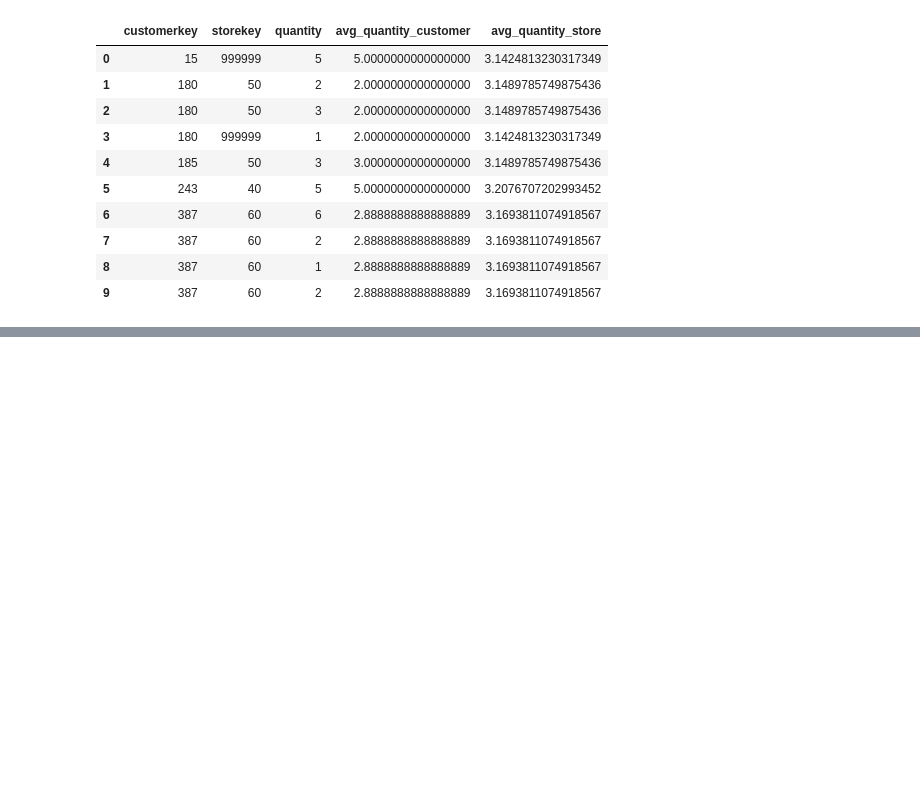
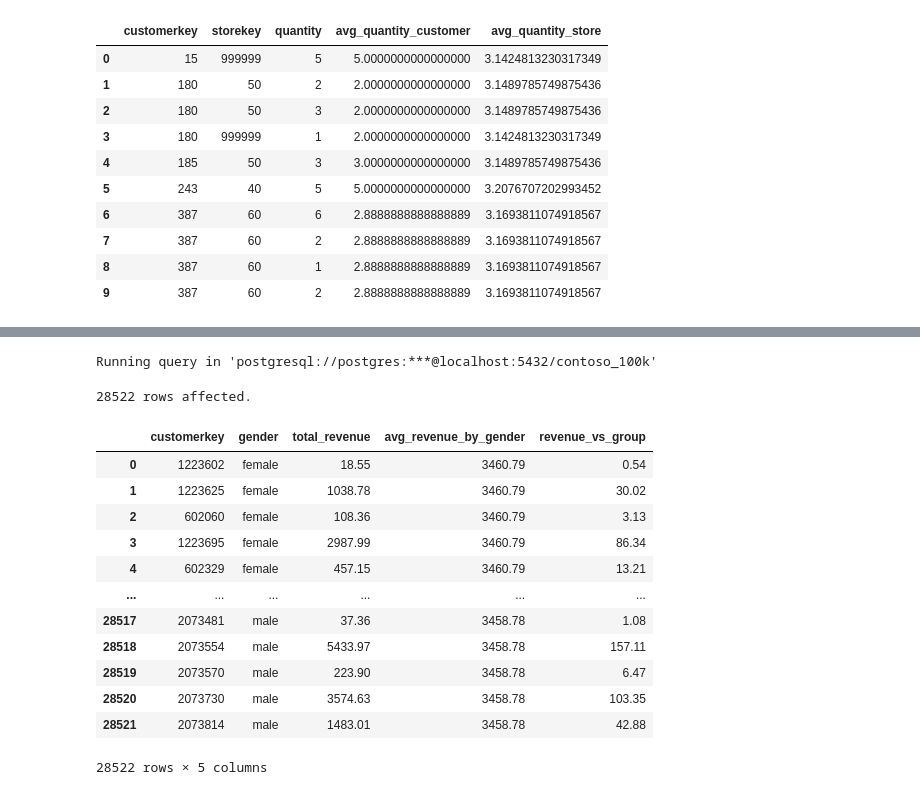
Before and after one commit to Du6eniuk/Du6eniuk, a Jupyter notebook: 0_Intro/2_Colab_Notebooks.ipynb, the cells around one changed output, grey strips where cells are left out. Drawn from its saved outputs; the diff is of its cells as text; code cells hidden in the pictures; blank space fills up the shorter version.

```diff
--- a/0_Intro/2_Colab_Notebooks.ipynb
+++ b/0_Intro/2_Colab_Notebooks.ipynb
@@ -1166,0 +877,36 @@ Running query in 'postgresql://postgres:***@localhost:5432/contoso_100k'
+# %%
+# Revenue by Gender Analysis (3.2.4) - Problem
+# Calculate the total net revenue generated by each individual customer between 2015 and 2020,
+# and compare it to the average revenue of other customers within the same gender group.
+%%sql
+WITH net_revenue_base AS (SELECT customerkey, SUM(quantity * netprice / exchangerate) AS total_revenue
+FROM sales
+WHERE EXTRACT(YEAR FROM orderdate) BETWEEN 2015 AND 2020
+GROUP BY 1),
+
+net_revenue_gender AS (SELECT ntb.customerkey, c.gender, ntb.total_revenue
+FROM net_revenue_base ntb
+INNER JOIN customer c
+ON ntb.customerkey = c.customerkey)
+
+SELECT customerkey, gender, total_revenue,
+AVG(total_revenue) OVER (PARTITION BY gender) AS avg_revenue_by_gender,
+100 * total_revenue / AVG(total_revenue) OVER (PARTITION BY gender) AS revenue_vs_group
+FROM net_revenue_gender
+LIMIT 10
+# %% [output]
+Running query in 'postgresql://postgres:***@localhost:5432/contoso_100k'
+28522 rows affected.
+|  | customerkey | gender | total_revenue | avg_revenue_by_gender | revenue_vs_group |
+| 0 | 1223602 | female | 18.55 | 3460.79 | 0.54 |
+| 1 | 1223625 | female | 1038.78 | 3460.79 | 30.02 |
+| 2 | 602060 | female | 108.36 | 3460.79 | 3.13 |
+| 3 | 1223695 | female | 2987.99 | 3460.79 | 86.34 |
+| 4 | 602329 | female | 457.15 | 3460.79 | 13.21 |
+| ... | ... | ... | ... | ... | ... |
+| 28517 | 2073481 | male | 37.36 | 3458.78 | 1.08 |
+| 28518 | 2073554 | male | 5433.97 | 3458.78 | 157.11 |
+| 28519 | 2073570 | male | 223.90 | 3458.78 | 6.47 |
+| 28520 | 2073730 | male | 3574.63 | 3458.78 | 103.35 |
+| 28521 | 2073814 | male | 1483.01 | 3458.78 | 42.88 |
+28522 rows × 5 columns
```
Also changed, not shown: parts of 34 cells of this notebook.
